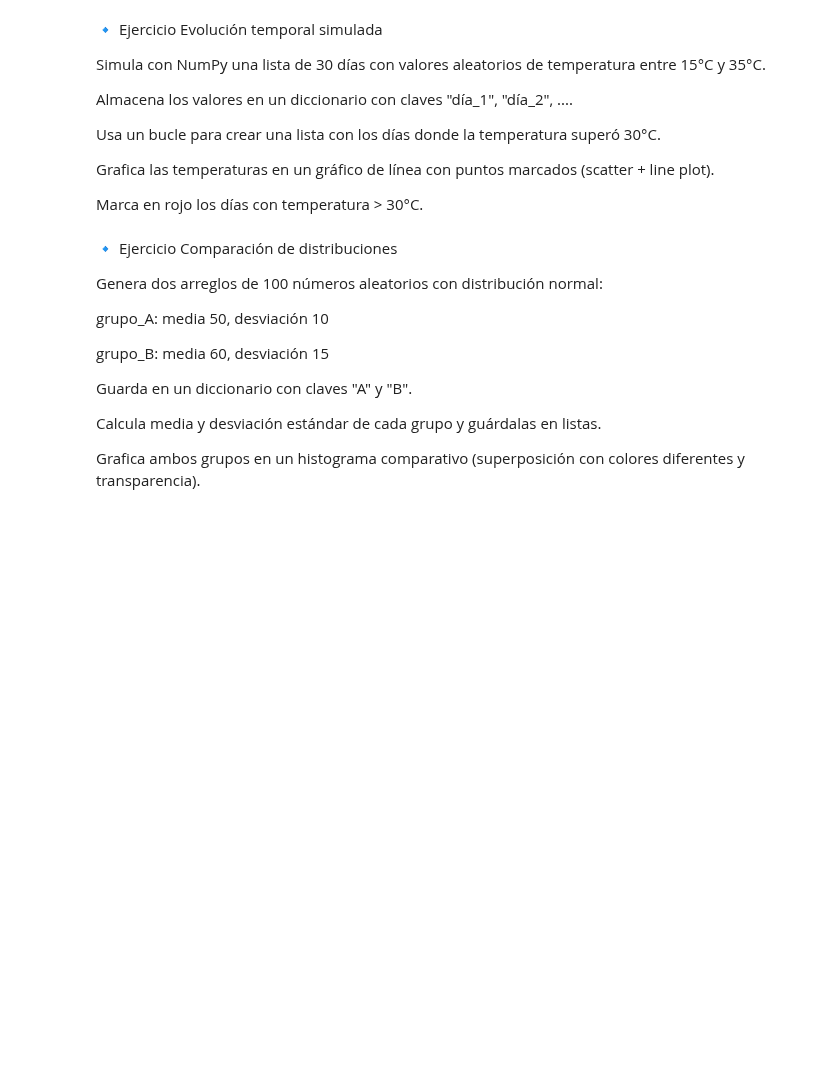
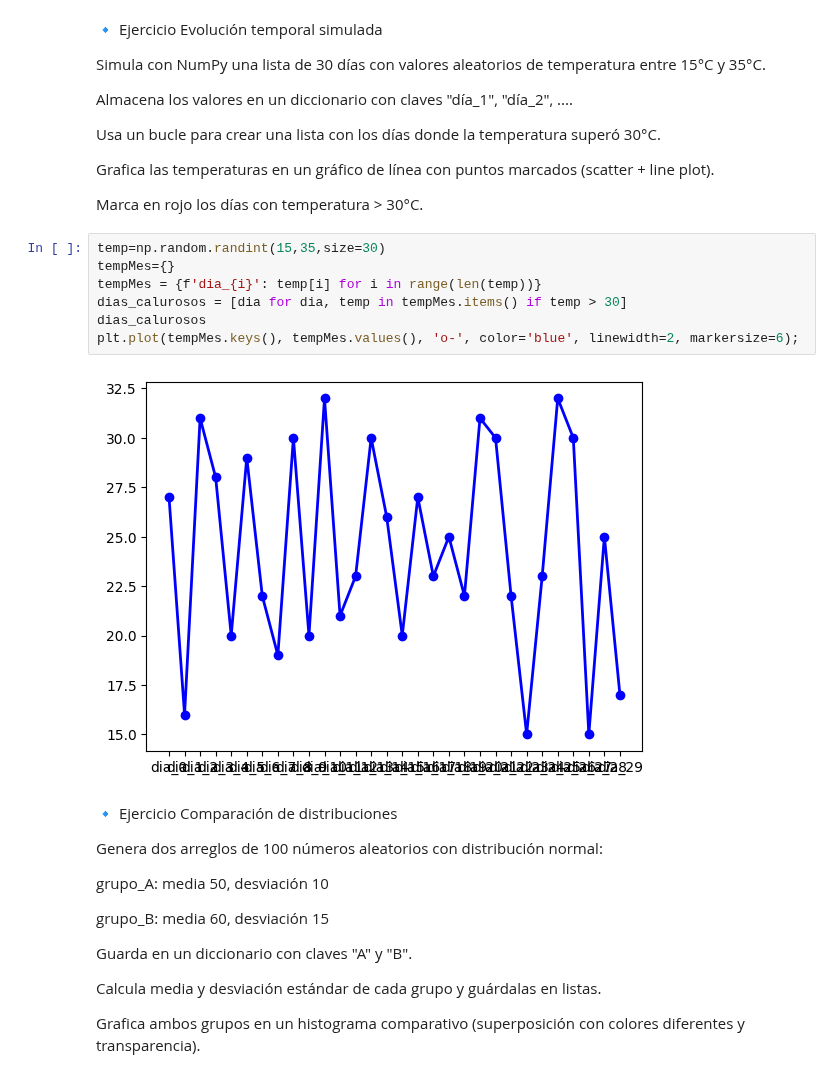
Before and after one commit to Fernando-JAL/Neurociencias-2026-1, a Jupyter notebook: S04_parciales/Parcial_1_profe.ipynb, the cells around one changed output. Saved outputs shown, nothing was run; the diff lists cells and outputs as text; blank space fills up the shorter version.

```diff
--- a/S04_parciales/Parcial_1_profe.ipynb
+++ b/S04_parciales/Parcial_1_profe.ipynb
@@ -30,6 +69,15 @@ Usa un bucle para crear una lista con los días donde la temperatura superó 30
 Grafica las temperaturas en un gráfico de línea con puntos marcados (scatter + line plot).
 
 Marca en rojo los días con temperatura > 30°C.
+# %%
+temp=np.random.randint(15,35,size=30)
+tempMes={}
+tempMes = {f'dia_{i}': temp[i] for i in range(len(temp))}
+dias_calurosos = [dia for dia, temp in tempMes.items() if temp > 30]
+dias_calurosos
+plt.plot(tempMes.keys(), tempMes.values(), 'o-', color='blue', linewidth=2, markersize=6);
+# %% [output]
+[figure, added]
 # %% [markdown]
 🔹 Ejercicio Comparación de distribuciones
 
```
Also changed, not shown: parts of 18 cells of this notebook.
